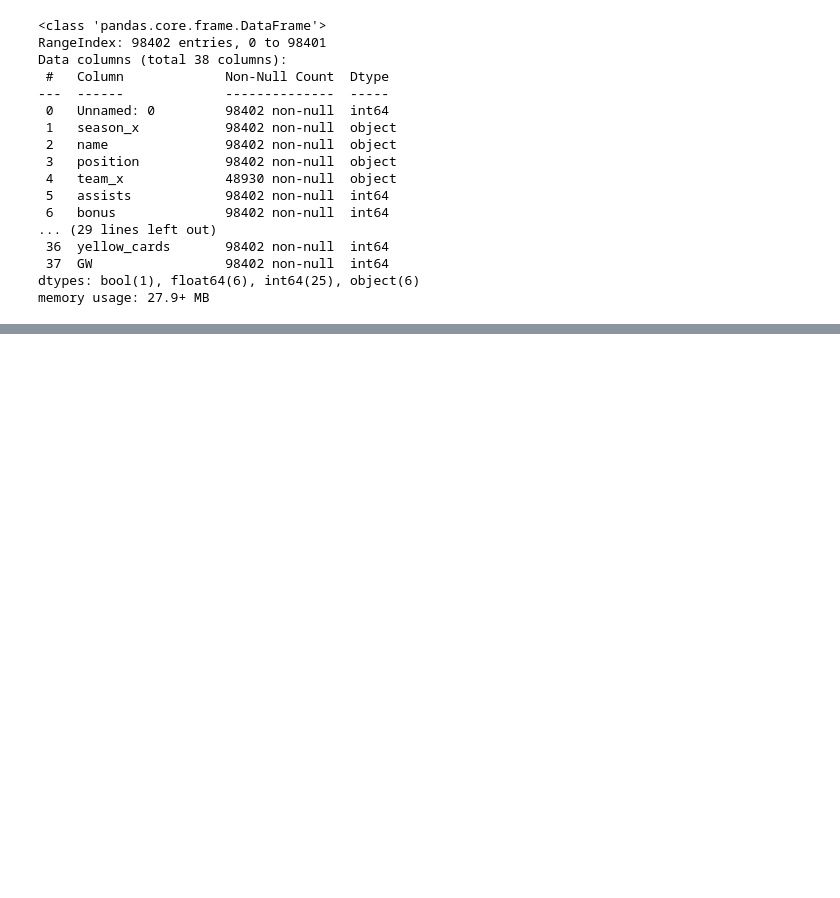
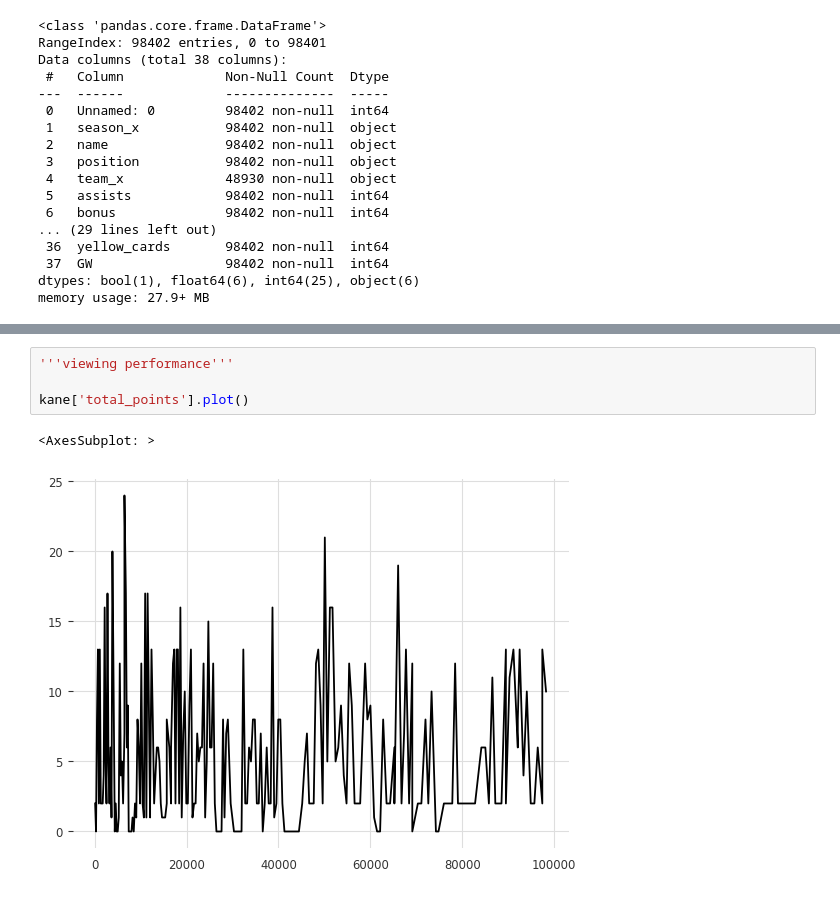
Before and after one commit to LonerRonin/fpl_project, a Jupyter notebook: data-sourcing.ipynb, the cells around one changed output, grey strips where cells are left out. Cells and saved outputs as stored; diff of their text form; blank space fills up the shorter version.

```diff
--- a/data-sourcing.ipynb
+++ b/data-sourcing.ipynb
@@ -89,0 +86,7 @@ kane.groupby(by = 'season_x').agg({'bps': 'sum', 'creativity': 'sum', 'assists':
+# %%
+'''viewing performance'''
+
+kane['total_points'].plot()
+# %% [output]
+<AxesSubplot: >
+[figure, added]
```
Also changed, not shown: parts of 9 cells of this notebook.
